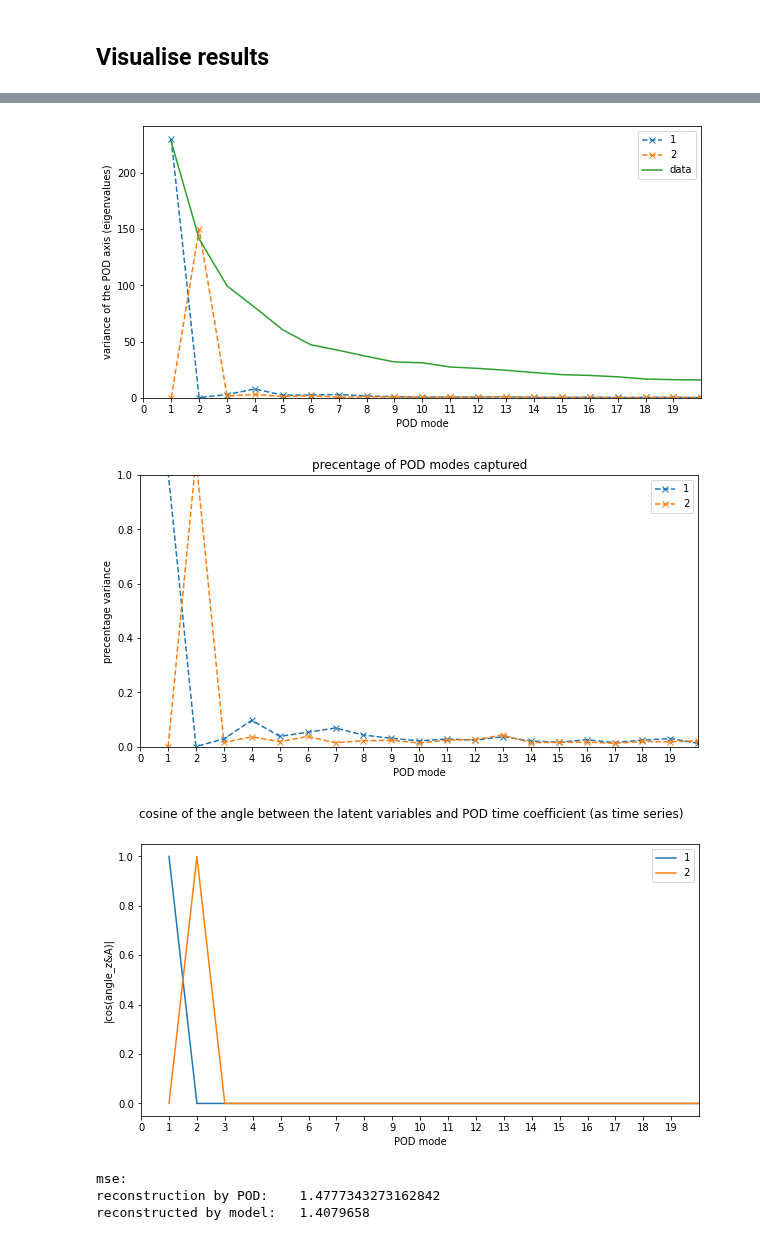
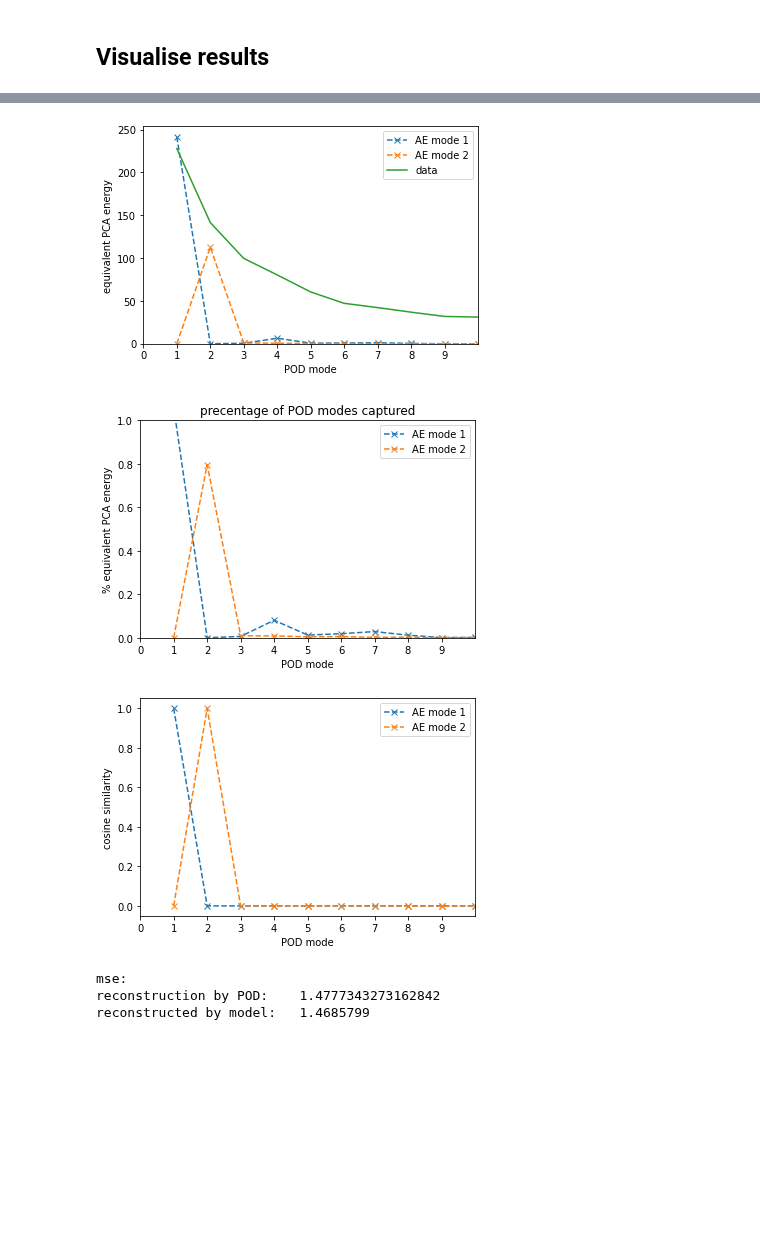
Before and after one commit to MagriLab/MD-CNN-AE, a Jupyter notebook: experiment-frequency.ipynb, the cells around one changed output, grey strips where cells are left out. Saved outputs shown, nothing was run; the diff lists cells and outputs as text; code cells hidden in the pictures; blank space fills up the shorter version.

```diff
--- a/experiment-frequency.ipynb
+++ b/experiment-frequency.ipynb
@@ -61,7 +64,7 @@ SHUFFLE = True # shuffle before splitting into sets, test set is extracted befor
 REMOVE_MEAN = True # train on fluctuating velocity
 
 ## ae configuration
-lmb = 0.000 #1e-05 #regulariser
+lmb = 0.001 #1e-05 #regulariser
 drop_rate = 0.0
 features_layers = [32, 64, 128]
 latent_dim = 2
@@ -266,10 +269,10 @@ are results calculated through two methods the same? True
 ## Visualise results
 # %%
 # visulise the weights of the decoder
-fig1,ax1 = plt.subplots(2,latent_dim,sharey='all')
-fig1.suptitle('shape of the modes,v')
-ax1[0,0].set_ylabel('POD')
-ax1[1,0].set_ylabel('model')
+fig1,ax1 = plt.subplots(2,latent_dim,sharey=True,sharex=True)
+fig1.suptitle('shape of the modes')
+ax1[0,0].set_ylabel('POD mode of data')
+ax1[1,0].set_ylabel('decoder weight')
 for i in range(latent_dim):
     pltV = np.reshape(Q_POD_data[:,i],[2*Ny,Nz])
     im1 = ax1[0,i].imshow(pltV[:Ny,:],'jet')
@@ -288,11 +291,11 @@ for i in range(latent_dim):
 # visualise the changing modes
 t = 100
 
-fig2,ax2 = plt.subplots(2,latent_dim,sharey='all')
+fig2,ax2 = plt.subplots(2,latent_dim,sharey=True,sharex=True)
 # fig2,ax2 = plt.subplots(2,[latent_dim],sharey='all')
-fig2.suptitle(f'modes (changing with time) at time {t}')
-ax2[0,0].set_ylabel('POD')
-ax2[1,0].set_ylabel('model')
+fig2.suptitle(f'AE modes or $a_i\phi_i$ at t={t}')
+ax2[0,0].set_ylabel('POD mode of data')
+ax2[1,0].set_ylabel('decoder')
 for i in range(latent_dim):
     pltV_t = pod_modes_t[i,0,:,:,t]
     im1 = ax2[0,i].imshow(pltV_t,'jet')
@@ -332,52 +339,52 @@ lam_modes_percent = lam_modes/lam_data
 
 x_axis = np.arange(1, Nz*Ny*Nu+1)
 
-plt.figure(figsize=(10,5))
+plt.figure()
 for i in range(latent_dim):
-    plt.plot(x_axis,lam_modes[i,:],label=i+1,linestyle='--',marker='x')
+    plt.plot(x_axis,lam_modes[i,:],label='AE mode '+str(i+1),linestyle='--',marker='x')
 plt.plot(x_axis,lam_data,label='data')
-plt.xlim([0,20])
-plt.xticks(range(20))
+plt.xlim([0,10])
+plt.xticks(range(10))
 plt.ylim(bottom=0)
-plt.ylabel('variance of the POD axis (eigenvalues)')
+plt.ylabel('equivalent PCA energy')
 plt.xlabel('POD mode')
 plt.legend()
 
-plt.figure(figsize=(10,5))
+plt.figure()
 for i in range(latent_dim):
-    plt.plot(x_axis,lam_modes_percent[i,:],label=i+1,linestyle='--',marker='x')
-plt.xlim([0,20])
+    plt.plot(x_axis,lam_modes_percent[i,:],label='AE mode '+str(i+1),linestyle='--',marker='x')
+plt.xlim([0,10])
 plt.ylim([0,1])
-plt.xticks(range(20))
+plt.xticks(range(10))
 plt.legend()
 plt.xlabel('POD mode')
-plt.ylabel('precentage variance')
+plt.ylabel('% equivalent PCA energy')
 plt.title('precentage of POD modes captured')
 
 
 # Similarity between time coeffcient and latent variables
 mag_A = einsum('t x -> x',A_data**2)**0.5
 
-plt.figure(figsize=(10,5))
-plt.suptitle('cosine of the angle between the latent variables and POD time coefficient (as time series)')
+plt.figure()
+# plt.suptitle('cosine of the angle between the latent variables and POD time coefficient (as time series)')
 plt.xlabel('POD mode')
-plt.ylabel('|cos(angle_z&A)|')
+plt.ylabel('cosine similarity')
 for i in range(latent_dim):
     mag_z = np.sum(A_data[:,i]**2)**0.5
     divisor = mag_A * mag_z
     z_dot_A = A_data[:,[i]].T @ A_data
     cos_angle = (z_dot_A / divisor).flatten()
-    plt.plot(x_axis, np.abs(cos_angle),label=str(i+1))
-plt.xlim([0,20])
-plt.xticks(range(20))
+    plt.plot(x_axis, np.abs(cos_angle),label='AE mode '+str(i+1),linestyle='--',marker='x')
+plt.xlim([0,10])
+plt.xticks(range(10))
 plt.legend()
 
 
 plt.show()
 # %% [output]
-[figure, old version]
+[figure, new version]
-[figure, old version]
+[figure, new version]
-[figure, old version]
+[figure, new version]
 # %%
 c = []
 c.append(recons_data[:,:,:,0])
@@ -390,4 +397,4 @@ print('reconstructed by model:  ', mse(u_train[0,:,:,:,:],y).numpy())
 # %% [output]
 mse:
 reconstruction by POD:    1.4777343273162842
-reconstructed by model:   1.4079658
+reconstructed by model:   1.4685799
```
Also changed, not shown: parts of 6 cells of this notebook.
